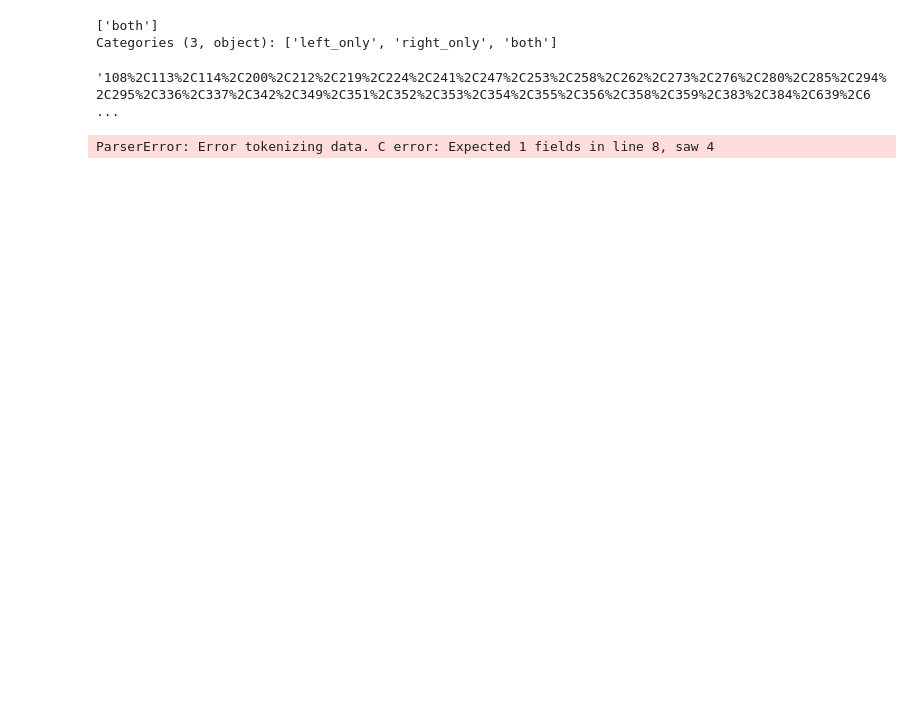
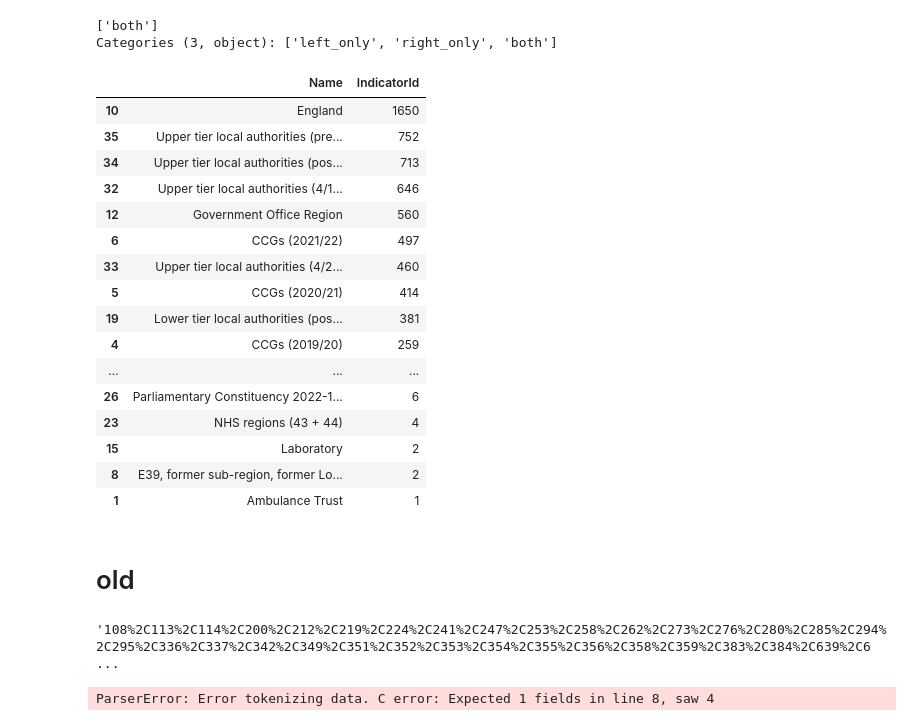
Before and after one commit to NIHR-BI/Health_Indicators, a Jupyter notebook: phe_fingertips.ipynb, the cells around one changed output. Cells and saved outputs as stored; diff of their text form; code cells hidden in the pictures; blank space fills up the shorter version.

```diff
--- a/phe_fingertips.ipynb
+++ b/phe_fingertips.ipynb
@@ -32,6 +38,28 @@ available_indicator_at_area['_merge'].unique()
 # %% [output]
 ['both']
 Categories (3, object): ['left_only', 'right_only', 'both']
+# %%
+pd.DataFrame(available_indicator_at_area.groupby('Name')['IndicatorId'].count()).reset_index().sort_values('IndicatorId', ascending=False)
+# %% [output]
+|  | Name | IndicatorId |
+| 10 | England | 1650 |
+| 35 | Upper tier local authorities (pre... | 752 |
+| 34 | Upper tier local authorities (pos... | 713 |
+| 32 | Upper tier local authorities (4/1... | 646 |
+| 12 | Government Office Region | 560 |
+| 6 | CCGs (2021/22) | 497 |
+| 33 | Upper tier local authorities (4/2... | 460 |
+| 5 | CCGs (2020/21) | 414 |
+| 19 | Lower tier local authorities (pos... | 381 |
+| 4 | CCGs (2019/20) | 259 |
+| ... | ... | ... |
+| 26 | Parliamentary Constituency 2022-1... | 6 |
+| 23 | NHS regions (43 + 44) | 4 |
+| 15 | Laboratory | 2 |
+| 8 | E39, former sub-region, former Lo... | 2 |
+| 1 | Ambulance Trust | 1 |
+# %% [markdown]
+# old
 # %%
 # metadata_areas = ftp.metadata.get_all_areas(is_test=False)
 # metadata_value_notes = ftp.metadata.get_all_value_notes(is_test=False)
```
Also changed, not shown: parts of 4 cells of this notebook.
